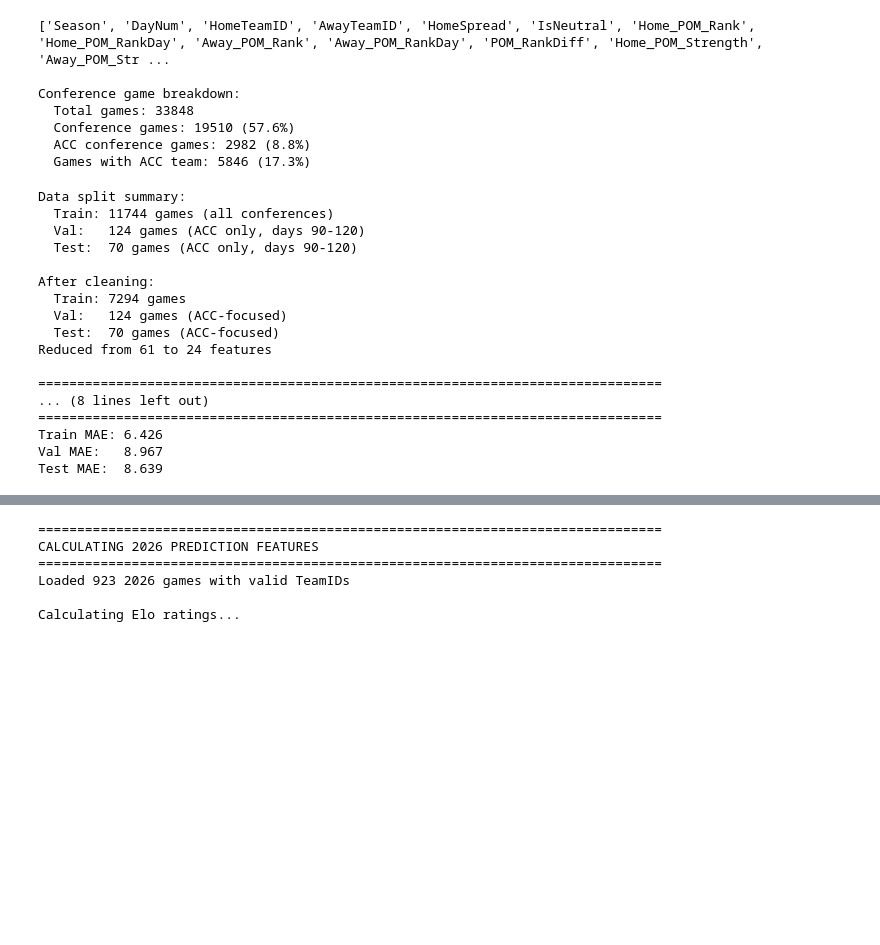
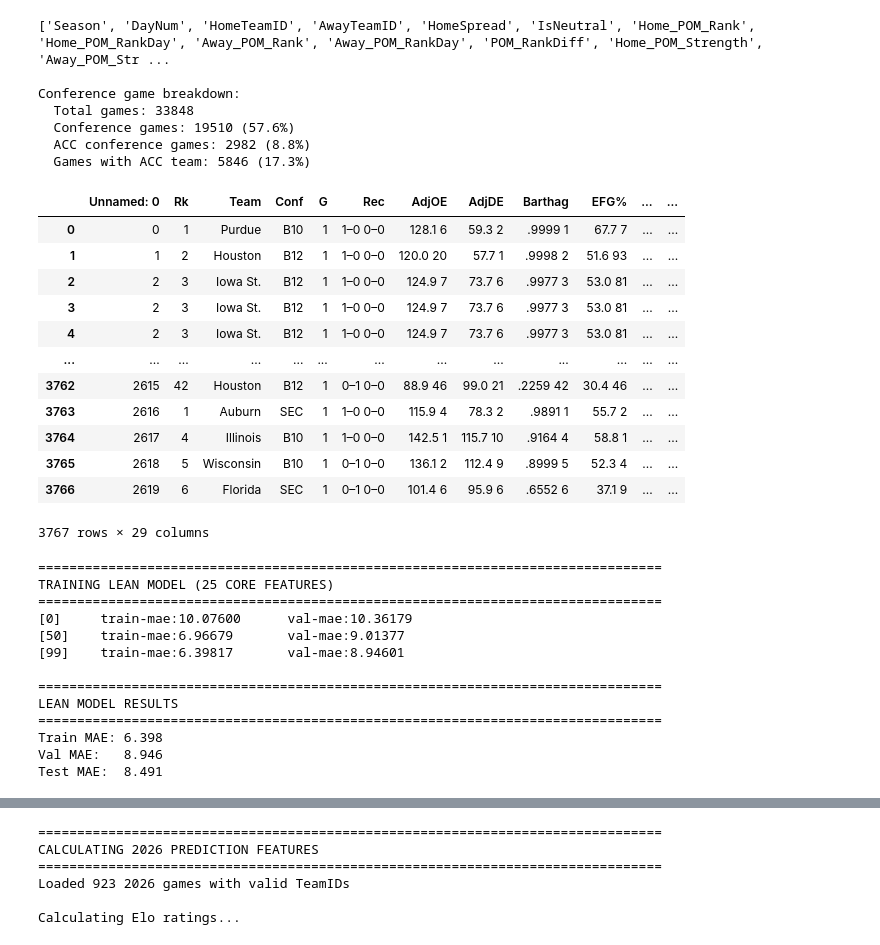
Before and after one commit to isaacvm98/go_duke_triangle_comp, a Jupyter notebook: acc_model.ipynb, the cells around one changed output, grey strips where cells are left out. Cells and saved outputs as stored; diff of their text form; code cells hidden in the pictures; blank space fills up the shorter version.

```diff
--- a/acc_model.ipynb
+++ b/acc_model.ipynb
@@ -2844,2 +1954,4 @@ df_model_clean = add_mismatch_features(df_model_clean)
 # %%
 core_features.extend(['IsConferenceGame'])
+# %%
+torvik_24 = pd.read_csv('data/barttorvik_data_24.csv')
@@ -2846,3 +1973,21 @@ core_features.extend(['IsConferenceGame'])
+# %%
+torvik_24['norm'] = torvik_24['Team'].apply(normalize_name)
+# %%
+torvik_24.merge(spellings,on='norm').drop_duplicates()
+# %% [output]
+|  | Unnamed: 0 | Rk | Team | Conf | G | Rec | AdjOE | AdjDE | Barthag | EFG% | ... | ... |
+| 0 | 0 | 1 | Purdue | B10 | 1 | 1–0 0–0 | 128.1 6 | 59.3 2 | .9999 1 | 67.7 7 | ... | ... |
+| 1 | 1 | 2 | Houston | B12 | 1 | 1–0 0–0 | 120.0 20 | 57.7 1 | .9998 2 | 51.6 93 | ... | ... |
+| 2 | 2 | 3 | Iowa St. | B12 | 1 | 1–0 0–0 | 124.9 7 | 73.7 6 | .9977 3 | 53.0 81 | ... | ... |
+| 3 | 2 | 3 | Iowa St. | B12 | 1 | 1–0 0–0 | 124.9 7 | 73.7 6 | .9977 3 | 53.0 81 | ... | ... |
+| 4 | 2 | 3 | Iowa St. | B12 | 1 | 1–0 0–0 | 124.9 7 | 73.7 6 | .9977 3 | 53.0 81 | ... | ... |
+| ... | ... | ... | ... | ... | ... | ... | ... | ... | ... | ... | ... | ... |
+| 3762 | 2615 | 42 | Houston | B12 | 1 | 0–1 0–0 | 88.9 46 | 99.0 21 | .2259 42 | 30.4 46 | ... | ... |
+| 3763 | 2616 | 1 | Auburn | SEC | 1 | 1–0 0–0 | 115.9 4 | 78.3 2 | .9891 1 | 55.7 2 | ... | ... |
+| 3764 | 2617 | 4 | Illinois | B10 | 1 | 1–0 0–0 | 142.5 1 | 115.7 10 | .9164 4 | 58.8 1 | ... | ... |
+| 3765 | 2618 | 5 | Wisconsin | B10 | 1 | 0–1 0–0 | 136.1 2 | 112.4 9 | .8999 5 | 52.3 4 | ... | ... |
+| 3766 | 2619 | 6 | Florida | SEC | 1 | 0–1 0–0 | 101.4 6 | 95.9 6 | .6552 6 | 37.1 9 | ... | ... |
+3767 rows × 29 columns
 # %%
 df_model_clean_no_neutral = df_model_clean[df_model_clean['IsNeutral']==0]
 def prepare_acc_focused_splits(df_model_clean, feature_cols,
@@ -2868,7 +2013,6 @@ def prepare_acc_focused_splits(df_model_clean, feature_cols,
         (df_model_clean['IsACCGame'] == 1)  # ACC games only
     ].copy()
 
-    # Test: ONLY ACC CONFERENCE GAMES in target day range
     test_data = df_model_clean[
         (df_model_clean['Season'] == test_season) &
         (df_model_clean['DayNum'] >= target_day_range[0]) &
@@ -2876,35 +2020,6 @@ def prepare_acc_focused_splits(df_model_clean, feature_cols,
         (df_model_clean['IsACCGame'] == 1)  # ACC games only
     ].copy()
 
-    print(f"\nData split summary:")
-    print(f"  Train: {len(train_data)} games (all conferences)")
-    print(f"  Val:   {len(val_data)} games (ACC only, days {target_day_range[0]}-{target_day_range[1]})")
-    print(f"  Test:  {len(test_data)} games (ACC only, days {target_day_range[0]}-{target_day_range[1]})")
-
-    # Check if we have enough validation/test data
-    if len(val_data) < 20:
-        print("\nWARNING: Very few ACC validation games. Consider:")
-        print("  - Expanding to HasACCTeam instead of IsACCGame")
-        print("  - Including more seasons")
-
-        # Alternative: Games WITH ACC team (not just ACC vs ACC)
-        val_data = df_model_clean[
-            (df_model_clean['Season'].isin(val_seasons)) &
-            (df_model_clean['DayNum'] >= target_day_range[0]) &
-            (df_model_clean['DayNum'] <= target_day_range[1]) &
-            (df_model_clean['HasACCTeam'] == 1)  # At least one ACC team
-        ].copy()
-
-        test_data = df_model_clean[
-            (df_model_clean['Season'] == test_season) &
-            (df_model_clean['DayNum'] >= target_day_range[0]) &
-            (df_model_clean['DayNum'] <= target_day_range[1]) &
-            (df_model_clean['HasACCTeam'] == 1)
-        ].copy()
-
-        print(f"\nExpanded to games with ACC team:")
-        print(f"  Val:   {len(val_data)} games")
-        print(f"  Test:  {len(test_data)} games")
 
     # Extract features
     X_train = train_data[feature_cols].copy()
@@ -2929,11 +2044,6 @@ def prepare_acc_focused_splits(df_model_clean, feature_cols,
     X_test = X_test[test_mask]
     y_test = y_test[test_mask]
 
-    print(f"\nAfter cleaning:")
-    print(f"  Train: {len(X_train)} games")
-    print(f"  Val:   {len(X_val)} games (ACC-focused)")
-    print(f"  Test:  {len(X_test)} games (ACC-focused)")
-
     return X_train, y_train, X_val, y_val, X_test, y_test
 
 # Create ACC-focused splits
@@ -2945,7 +2055,6 @@ X_train_acc, y_train_acc, X_val_acc, y_val_acc, X_test_acc, y_test_acc = prepare
     test_season=2025
 )
 
-print(f"Reduced from {len(enhanced_features)} to {len(core_features)} features")
 
 # Train lean model
 X_train_acc = X_train_acc[core_features]
@@ -3015,20 +2124,16 @@ print(f"Train MAE: {train_mae_acc:.3f}")
 print(f"Val MAE:   {val_mae_acc:.3f}")
 print(f"Test MAE:  {test_mae_acc:.3f}")
 # %% [output]
-Data split summary:
-  Train: 11744 games (all conferences)
-  Val:   124 games (ACC only, days 90-120)
-  Test:  70 games (ACC only, days 90-120)
-
-After cleaning:
-  Train: 7294 games
-  Val:   124 games (ACC-focused)
-  Test:  70 games (ACC-focused)
-Reduced from 61 to 24 features
+================================================================================
+TRAINING LEAN MODEL (25 CORE FEATURES)
+================================================================================
+[0]     train-mae:10.07600      val-mae:10.36179
+[50]    train-mae:6.96679       val-mae:9.01377
+[99]    train-mae:6.39817       val-mae:8.94601
 
 ================================================================================
-... (8 lines left out)
+LEAN MODEL RESULTS
 ================================================================================
-Train MAE: 6.426
-Val MAE:   8.967
-Test MAE:  8.639
+Train MAE: 6.398
+Val MAE:   8.946
+Test MAE:  8.491
```
Also changed, not shown: parts of 46 cells of this notebook, 3 other files.
